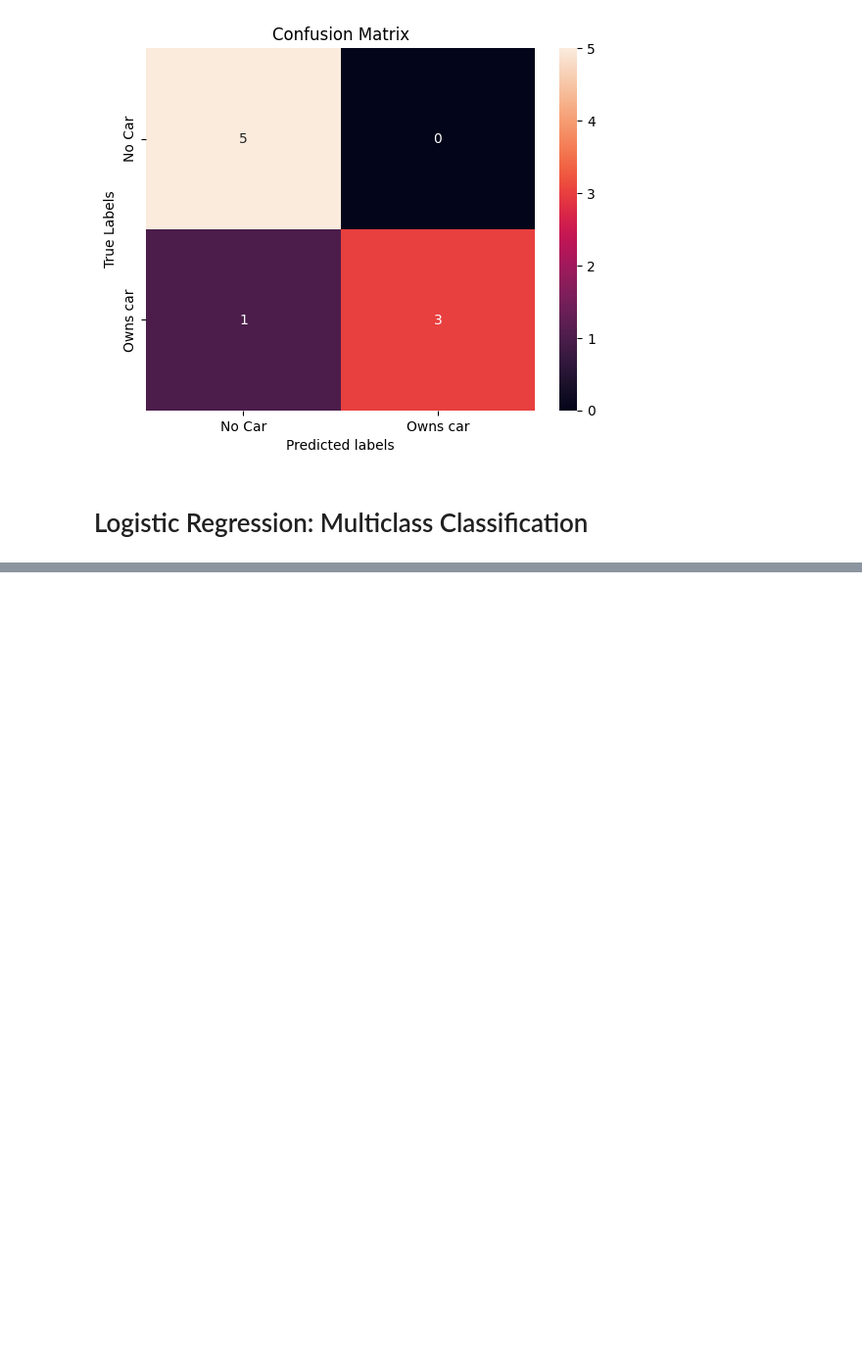
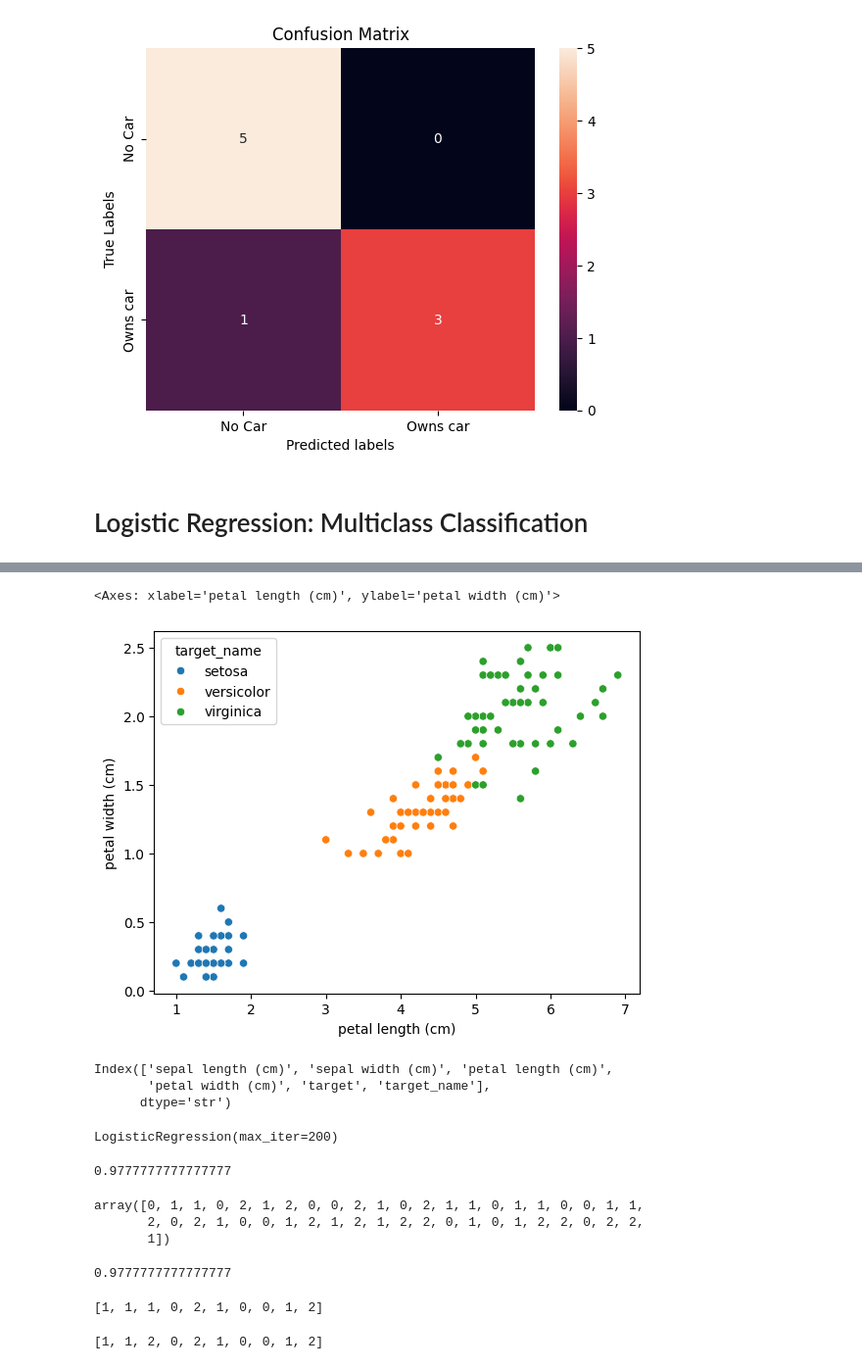
Before and after one commit to ThirumaleshV/AIE, a Jupyter notebook: ML/_2_Supervised_classification.ipynb, the cells around one changed output, grey strips where cells are left out. Shown at 98% size. Saved outputs shown, nothing was run; the diff lists cells and outputs as text; code cells hidden in the pictures; blank space fills up the shorter version.

```diff
--- a/ML/_2_Supervised_classification.ipynb
+++ b/ML/_2_Supervised_classification.ipynb
@@ -506,0 +587,11 @@ plt.show()
+# %%
+sns.scatterplot(df, x="petal length (cm)", y="petal width (cm)", hue="target_name")
+# %% [output]
+<Axes: xlabel='petal length (cm)', ylabel='petal width (cm)'>
+[figure, added]
+# %%
+df.columns
+# %% [output]
+Index(['sepal length (cm)', 'sepal width (cm)', 'petal length (cm)',
+       'petal width (cm)', 'target', 'target_name'],
+      dtype='str')
@@ -506,0 +606,17 @@ plt.show()
+# %%
+from sklearn.linear_model import LogisticRegression
+model=LogisticRegression(max_iter=200)
+model.fit(x_train,y_train)
+# %% [output]
+LogisticRegression(max_iter=200)
+# %%
+model.score(x_test,y_test)
+# %% [output]
+0.9777777777777777
+# %%
+y_pred= model.predict(x_test)
+y_pred
+# %% [output]
+array([0, 1, 1, 0, 2, 1, 2, 0, 0, 2, 1, 0, 2, 1, 1, 0, 1, 1, 0, 0, 1, 1,
+       2, 0, 2, 1, 0, 0, 1, 2, 1, 2, 1, 2, 2, 0, 1, 0, 1, 2, 2, 0, 2, 2,
+       1])
@@ -506,0 +625,12 @@ plt.show()
+# %%
+accuracy_score(y_test,y_pred)
+# %% [output]
+0.9777777777777777
+# %%
+y_test[20:30].to_list()
+# %% [output]
+[1, 1, 1, 0, 2, 1, 0, 0, 1, 2]
+# %%
+y_pred[20:30].tolist()
+# %% [output]
+[1, 1, 2, 0, 2, 1, 0, 0, 1, 2]
```
Also changed, not shown: parts of 16 cells of this notebook, 1 other file.
